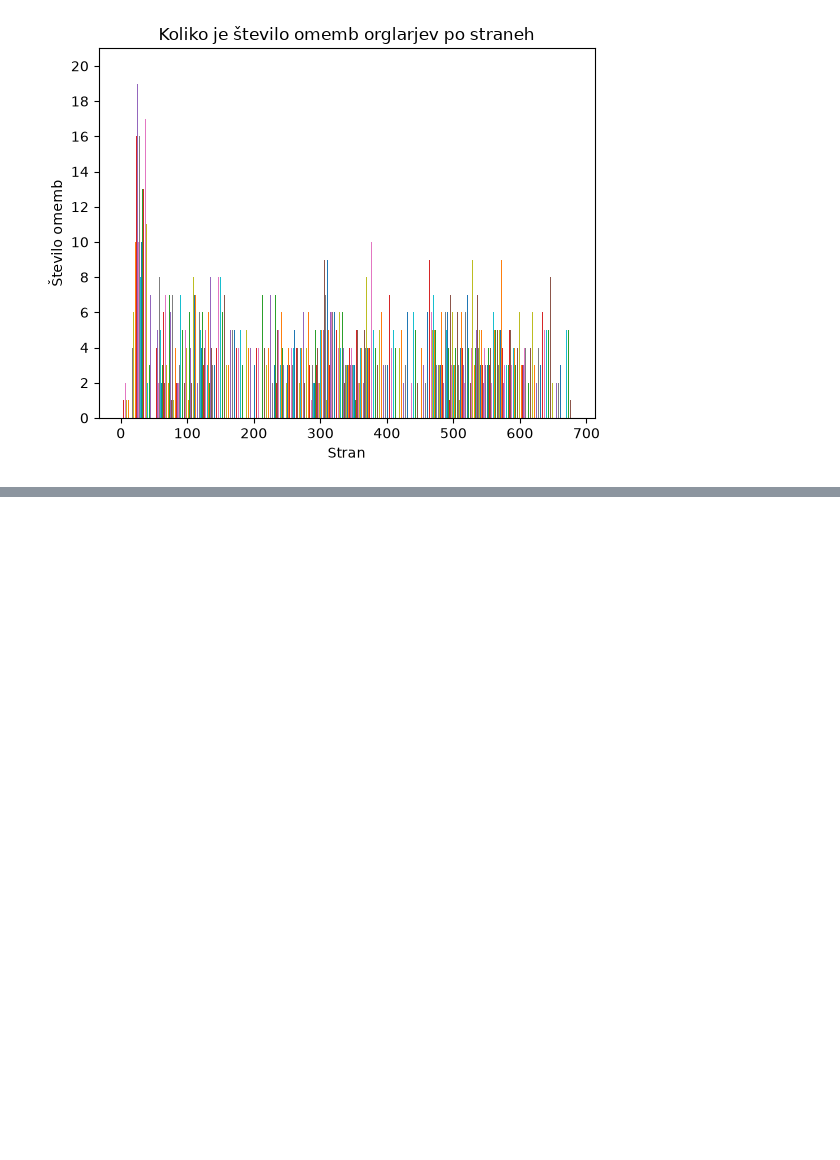
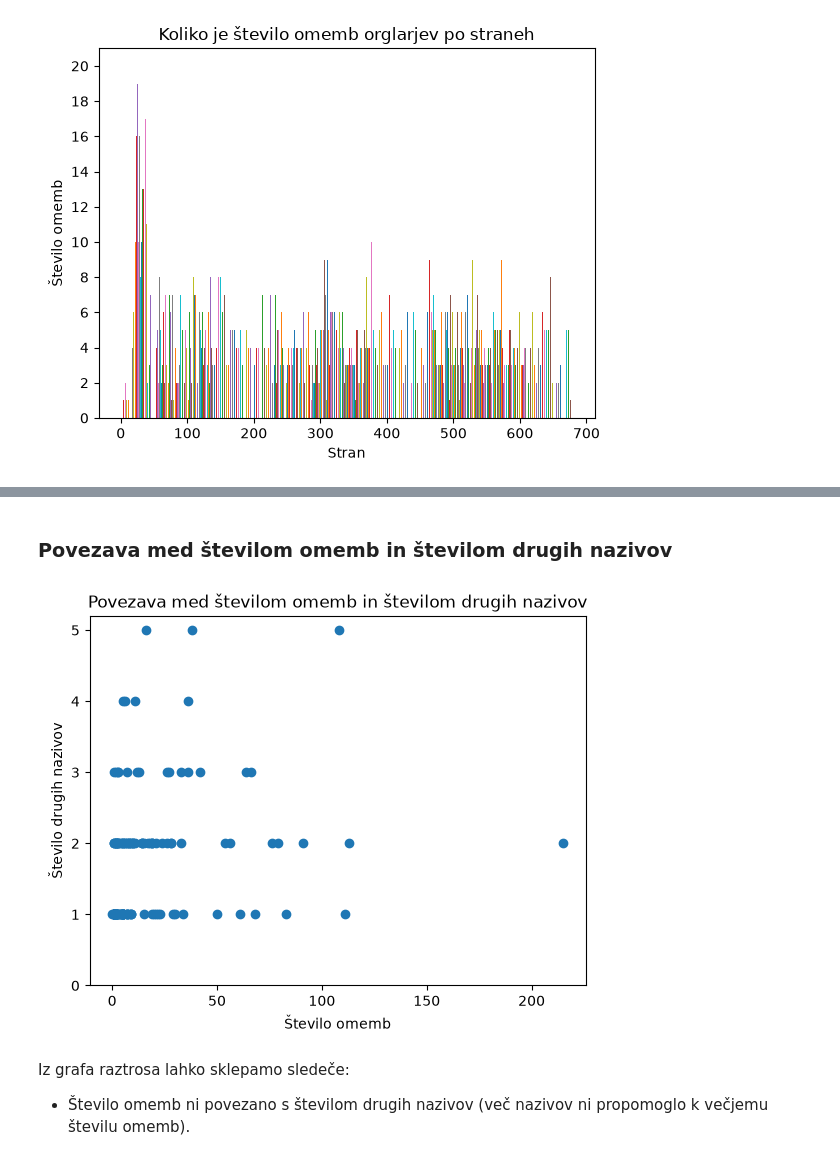
Before and after one commit to PetJer/UVP-projektna-naloga, a Jupyter notebook: analiza.ipynb, the cells around one changed output, grey strips where cells are left out. Cells and saved outputs as stored; diff of their text form; code cells hidden in the pictures; blank space fills up the shorter version.

```diff
--- a/analiza.ipynb
+++ b/analiza.ipynb
@@ -205,0 +233,19 @@ Zanimivi sta strani 377 in 466, kjer se nahaja kar 10 omemb različnih orglarjev
+# %% [markdown]
+### Povezava med številom omemb in številom drugih nazivov
+# %%
+# Zapišemo podatke v graf
+plt.scatter(
+    [len(eval(s)) for s in org.strani_z_omembo],
+    [len(eval(n)) for n in org.drugi_nazivi]
+)
+
+# Nastavimo prikaz grafa
+plt.title("Povezava med številom omemb in številom drugih nazivov")
+plt.xlabel("Število omemb")
+plt.ylabel("Število drugih nazivov")
+plt.yticks(list(range(0, 6)));
+# %% [output]
+[figure, added]
+# %% [markdown]
+Iz grafa raztrosa lahko sklepamo sledeče:
+- Število omemb ni povezano s številom drugih nazivov (več nazivov ni propomoglo k večjemu številu omemb).
```
Also changed, not shown: parts of 12 cells of this notebook, 1 other file.
